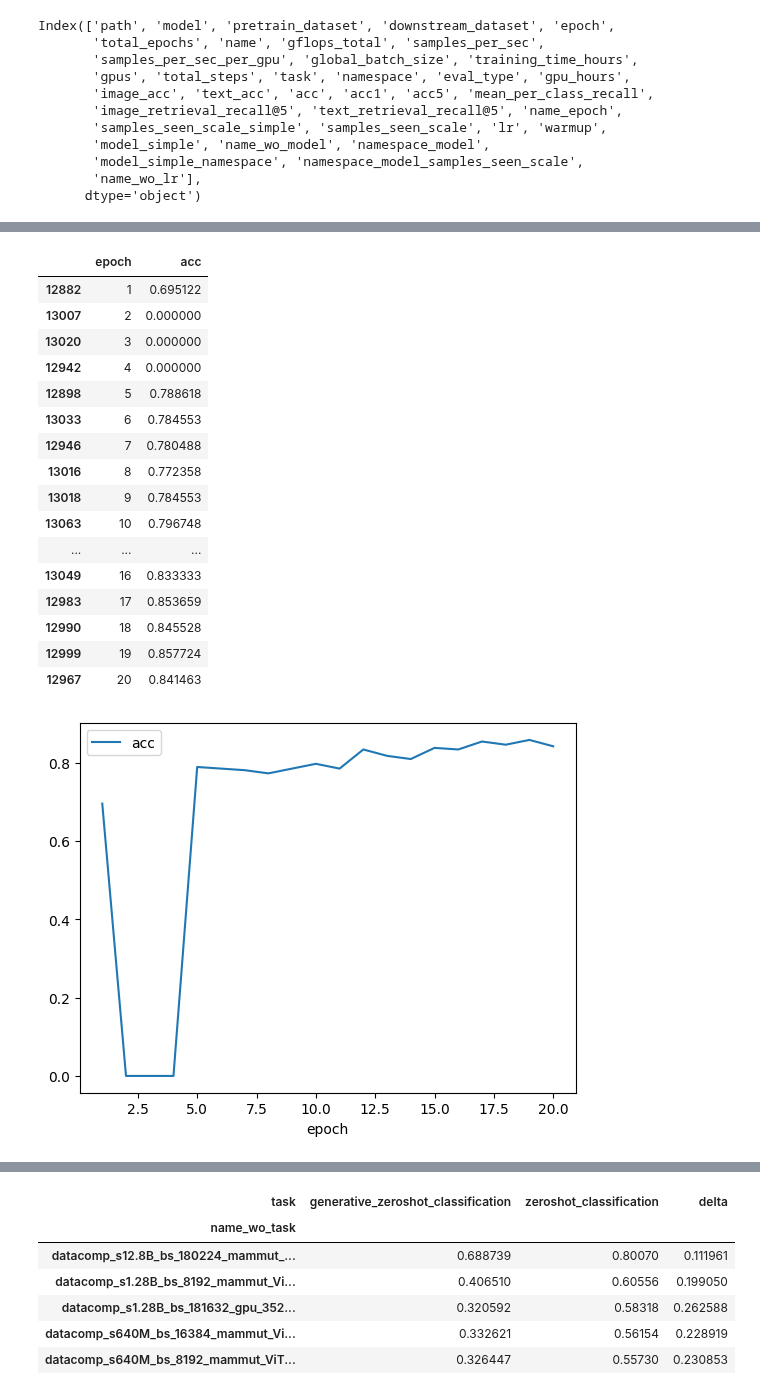
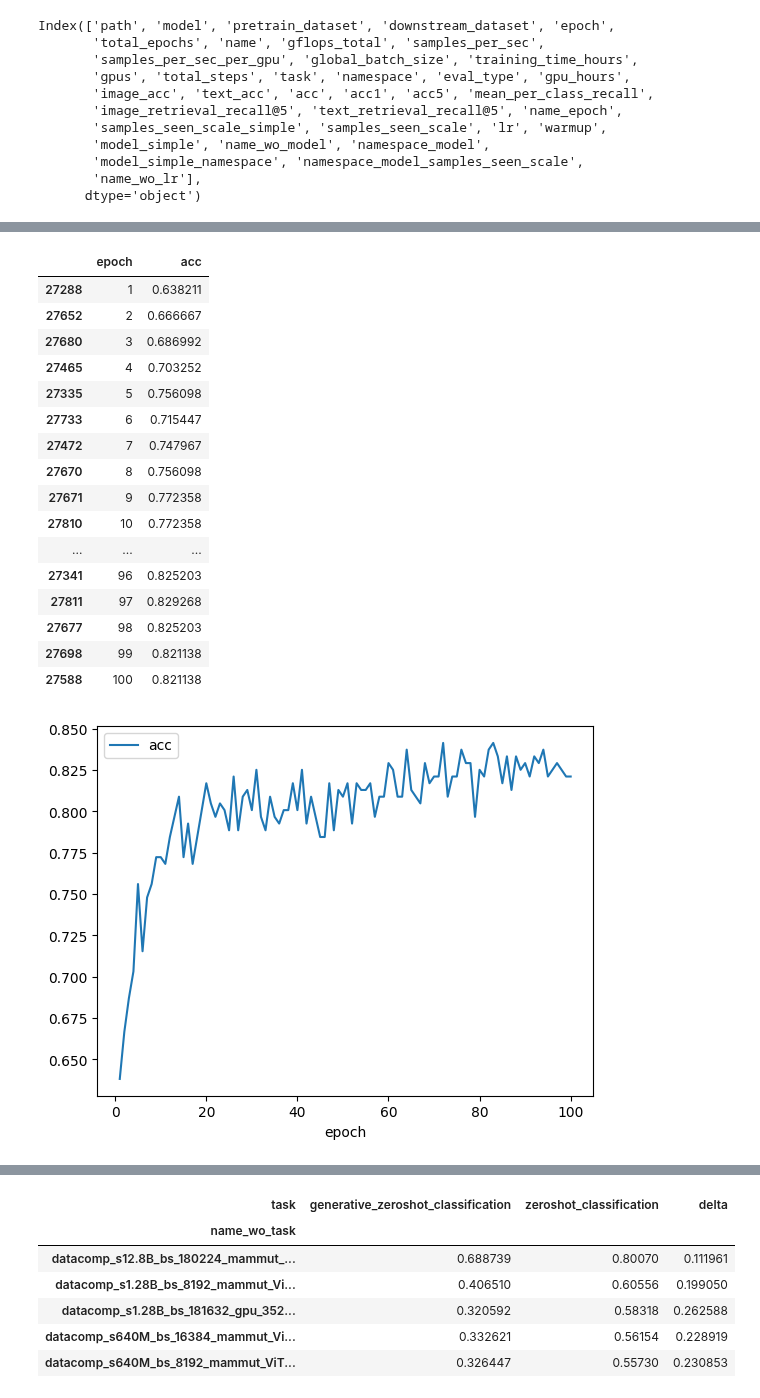
Before and after one commit to SLAMPAI/open_clip_scaling, a Jupyter notebook: results.ipynb, the cells around one changed output, grey strips where cells are left out. Cells and saved outputs as stored; diff of their text form; code cells hidden in the pictures.

```diff
--- a/results.ipynb
+++ b/results.ipynb
@@ -170,46 +208,46 @@ df[df.downstream_dataset=="winoground"].sort_values(by="acc", ascending=False).h
 # %%
-#name = "datacomp_s12.8B_bs_180224_mammut_ViT-L-14_ep100_lr0.001_b1_0.9_b2_0.95_wd0.2_w6000_gc1_n256_bs176_sigFalse"
-name = "datacomp_s1.28B_bs_16384_mammut_ViT-L-14_ep20_lr0.001_b1_0.9_b2_0.95_wd0.2_w15000_gc1_n16_bs256_sigFalse_consw0_cw1"
+name = "datacomp_s12.8B_bs_180224_mammut_ViT-L-14_ep100_lr0.001_b1_0.9_b2_0.95_wd0.2_w6000_gc1_n256_bs176_sigFalse"
+#name = "datacomp_s1.28B_bs_16384_mammut_ViT-L-14_ep20_lr0.001_b1_0.9_b2_0.95_wd0.2_w15000_gc1_n16_bs256_sigFalse_consw0_cw1"
 
 #ds = "winoground"
 #metric = "acc"
 #task = "image_caption_selection"
 
 ds = "sugar_crepe/swap_obj"
 metric = "acc"
 task = "generative_image_caption_selection"
 
 #ds = "imagenet1k"
 #metric = "acc1"
 #task = "zeroshot_classification"
 
 d = df
 
 d = d[d.name==name]
 d = d[d.task == task]
 d = d[d.downstream_dataset == ds]
 d = d.sort_values(by="epoch")
 d.plot(x="epoch", y=metric)
 d[["epoch", metric]]
 # %% [output]
 |  | epoch | acc |
-| 12882 | 1 | 0.695122 |
-| 13007 | 2 | 0.000000 |
-| 13020 | 3 | 0.000000 |
-| 12942 | 4 | 0.000000 |
-| 12898 | 5 | 0.788618 |
-| 13033 | 6 | 0.784553 |
-| 12946 | 7 | 0.780488 |
-| 13016 | 8 | 0.772358 |
-| 13018 | 9 | 0.784553 |
-| 13063 | 10 | 0.796748 |
+| 27288 | 1 | 0.638211 |
+| 27652 | 2 | 0.666667 |
+| 27680 | 3 | 0.686992 |
+| 27465 | 4 | 0.703252 |
+| 27335 | 5 | 0.756098 |
+| 27733 | 6 | 0.715447 |
+| 27472 | 7 | 0.747967 |
+| 27670 | 8 | 0.756098 |
+| 27671 | 9 | 0.772358 |
+| 27810 | 10 | 0.772358 |
 | ... | ... | ... |
-| 13049 | 16 | 0.833333 |
-| 12983 | 17 | 0.853659 |
-| 12990 | 18 | 0.845528 |
-| 12999 | 19 | 0.857724 |
-| 12967 | 20 | 0.841463 |
+| 27341 | 96 | 0.825203 |
+| 27811 | 97 | 0.829268 |
+| 27677 | 98 | 0.825203 |
+| 27698 | 99 | 0.821138 |
+| 27588 | 100 | 0.821138 |
-[figure, old version]
+[figure, new version]
 # %%
 d = df
 
```
Also changed, not shown: parts of 12 cells of this notebook.
